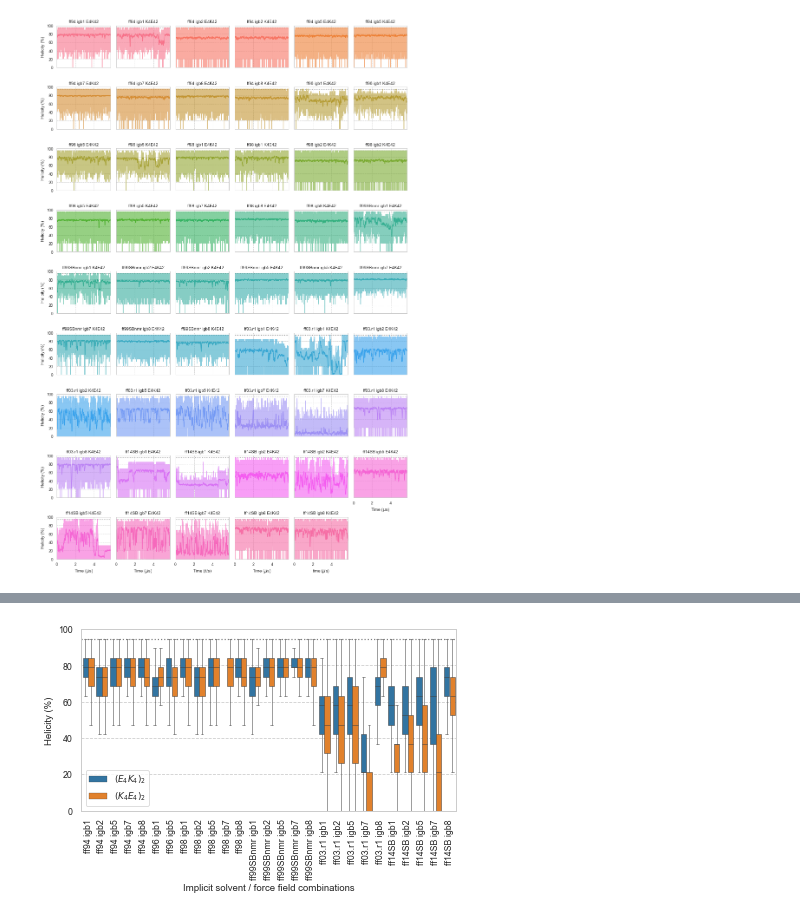
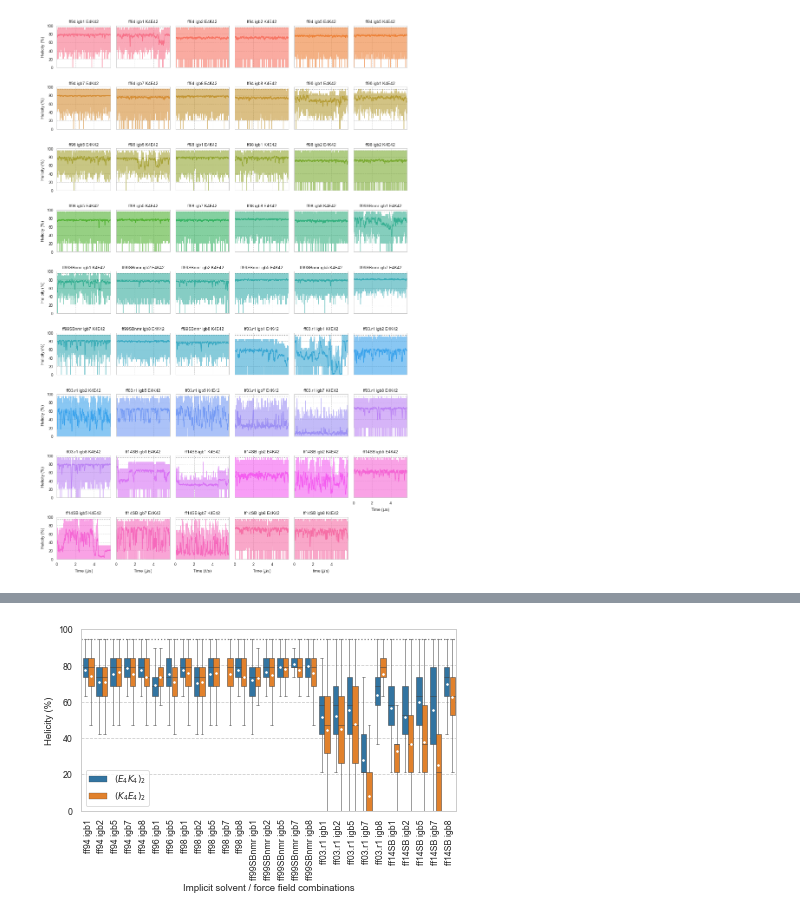
Before and after one commit to eric-jm-lang/GB_simulations_de_novo_peptides, a Jupyter notebook: 2-K4E42_and_E4K42/3-Analysis/Analysis_percentage_helicity_3.ipynb, the cells around one changed output, grey strips where cells are left out. Saved outputs shown, nothing was run; the diff lists cells and outputs as text; code cells hidden in the pictures.

```diff
--- a/2-K4E42_and_E4K42/3-Analysis/Analysis_percentage_helicity_3.ipynb
+++ b/2-K4E42_and_E4K42/3-Analysis/Analysis_percentage_helicity_3.ipynb
@@ -152,27 +152,29 @@ Name: Helicity (%), dtype: float64
 # %%
 deep2=["#C44E52", "#4C72B0","#8172B2" ,"#4C72B0","#4C72B0",
        "#64B5CD", "#CCB974", "#55A868"]
 
 sns.set(context='paper', style='whitegrid', palette=sns.color_palette("tab10"), font='sans-serif',\
         font_scale=1, rc={'grid.linestyle': '--'}, color_codes=False)
 
 # fig, axes = plt.subplots(figsize=(12, 10))
 fig, axes = plt.subplots()
 
-ax=sns.boxplot(x='igbff', y='Helicity (%)', hue='Peptide', data=df_total, fliersize=0, linewidth=0.5)
+ax=sns.boxplot(x='igbff', y='Helicity (%)', hue='Peptide', data=df_total, fliersize=0, linewidth=0.5,
+               showmeans=True,
+               meanprops={"marker":"o","markerfacecolor":"white", "markeredgecolor":"white","markersize":"1.5"})
 
 ax.set_xticklabels(ax.get_xticklabels(),rotation=90)
 ax.set_ylim([0, 100])
 ax.set_xlabel('Implicit solvent / force field combinations')
 
 handles, _ = ax.get_legend_handles_labels()          # Get the artists.
 ax.legend(handles, ["$(E_4K_4)_2$", "$(K_4E_4)_2$"], loc='lower left') # Associate manually the artists to a label.
 
 plt.axhline(y=94.72, ls=":", c=".5" ) # 90.9*33/31
 plt.tight_layout()
 #plt.savefig('./helicity_boxplot.pdf', dpi=600)
 #plt.legend(loc='lower left')
 plt.savefig('./plots/helicity_boxplot_1.png', dpi=300)
 plt.savefig('./plots/helicity_boxplot_1.pdf')
 # %% [output]
-[figure, old version]
+[figure, new version]
```
Also changed, not shown: 10 other files.
